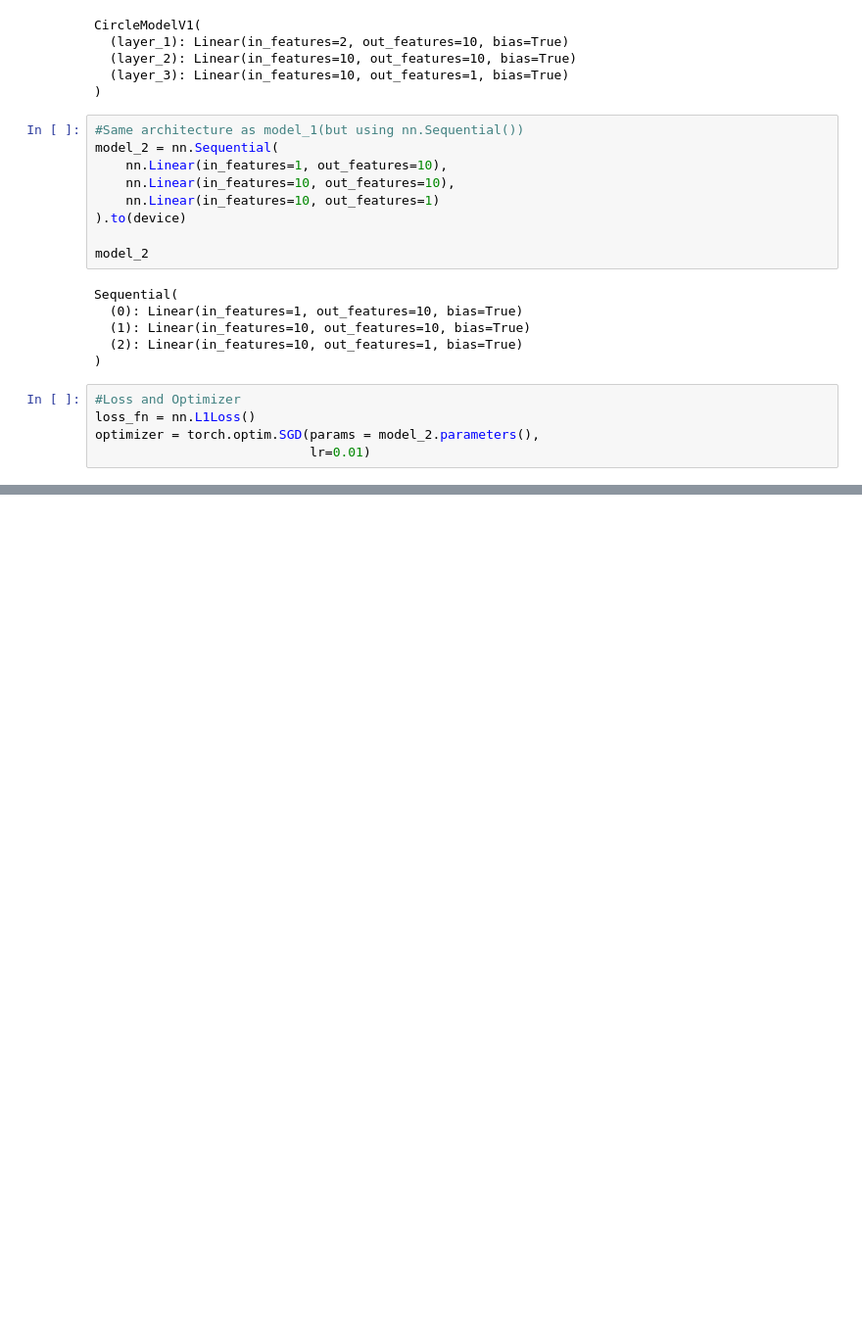
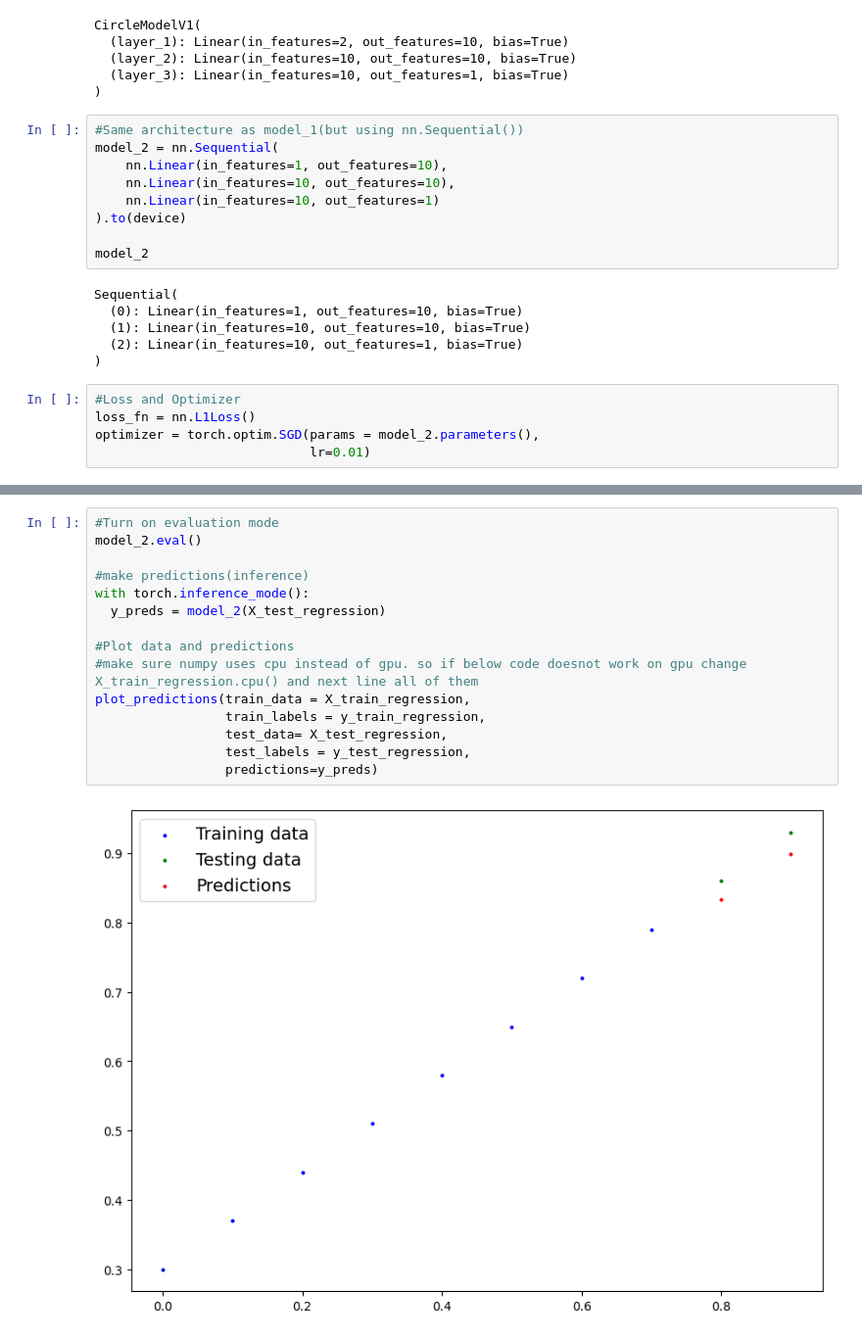
Before and after one commit to harsh24895/pyTorch, a Jupyter notebook: 2_Pytorch_classification.ipynb, the cells around one changed output, grey strips where cells are left out. Shown at 98% size. Cells and saved outputs as stored; diff of their text form; blank space fills up the shorter version.

Commit message:
plot the data

```diff
--- a/2_Pytorch_classification.ipynb
+++ b/2_Pytorch_classification.ipynb
@@ -762,0 +763,17 @@ Epoch:900 |Loss:0.01779 |Test_loss:0.0011661
+# %%
+#Turn on evaluation mode
+model_2.eval()
+
+#make predictions(inference)
+with torch.inference_mode():
+  y_preds = model_2(X_test_regression)
+
+#Plot data and predictions
+#make sure numpy uses cpu instead of gpu. so if below code doesnot work on gpu change X_train_regression.cpu() and next line all of them
+plot_predictions(train_data = X_train_regression,
+                 train_labels = y_train_regression,
+                 test_data= X_test_regression,
+                 test_labels = y_test_regression,
+                 predictions=y_preds)
+# %% [output]
+[figure, added]
```
Also changed, not shown: parts of 9 cells of this notebook.
